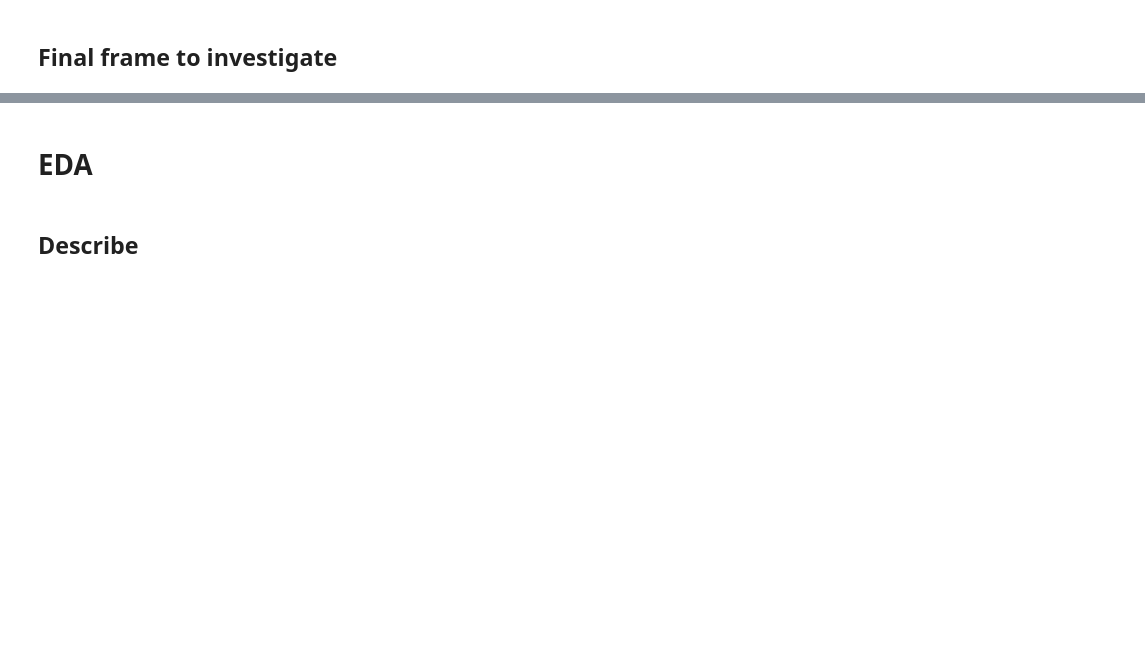
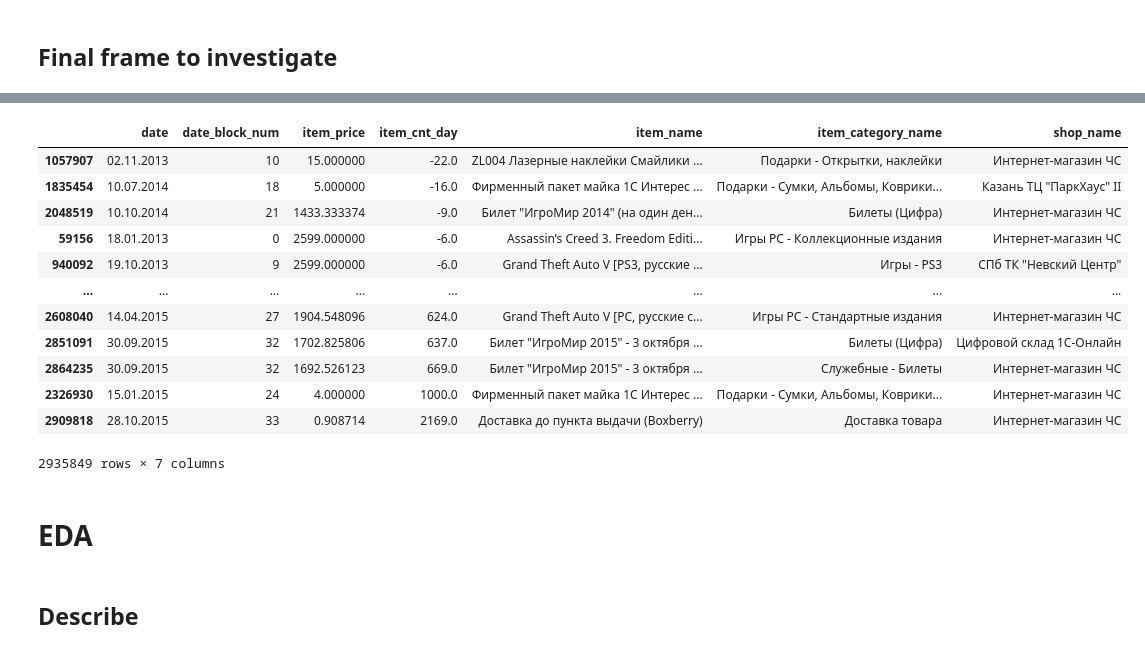
Before and after one commit to Porpoising/home_tasks, a Jupyter notebook: Pets/future_sales/EDA.ipynb, the cells around one changed output, grey strips where cells are left out. Cells and saved outputs as stored; diff of their text form; code cells hidden in the pictures; blank space fills up the shorter version.

```diff
--- a/Pets/future_sales/EDA.ipynb
+++ b/Pets/future_sales/EDA.ipynb
@@ -207,3 +207,19 @@ sales_train_final.sample(10)
+# %%
+sales_train_final.sort_values(by='item_cnt_day')
+# %% [output]
+|  | date | date_block_num | item_price | item_cnt_day | item_name | item_category_name | shop_name |
+| 1057907 | 02.11.2013 | 10 | 15.000000 | -22.0 | ZL004 Лазерные наклейки Смайлики ... | Подарки - Открытки, наклейки | Интернет-магазин ЧС |
+| 1835454 | 10.07.2014 | 18 | 5.000000 | -16.0 | Фирменный пакет майка 1С Интерес ... | Подарки - Сумки, Альбомы, Коврики... | Казань ТЦ "ПаркХаус" II |
+| 2048519 | 10.10.2014 | 21 | 1433.333374 | -9.0 | Билет "ИгроМир 2014" (на один ден... | Билеты (Цифра) | Интернет-магазин ЧС |
+| 59156 | 18.01.2013 | 0 | 2599.000000 | -6.0 | Assassin’s Creed 3. Freedom Editi... | Игры PC - Коллекционные издания | Интернет-магазин ЧС |
+| 940092 | 19.10.2013 | 9 | 2599.000000 | -6.0 | Grand Theft Auto V [PS3, русские ... | Игры - PS3 | СПб ТК "Невский Центр" |
+| ... | ... | ... | ... | ... | ... | ... | ... |
+| 2608040 | 14.04.2015 | 27 | 1904.548096 | 624.0 | Grand Theft Auto V [PC, русские с... | Игры PC - Стандартные издания | Интернет-магазин ЧС |
+| 2851091 | 30.09.2015 | 32 | 1702.825806 | 637.0 | Билет "ИгроМир 2015" - 3 октября ... | Билеты (Цифра) | Цифровой склад 1С-Онлайн |
+| 2864235 | 30.09.2015 | 32 | 1692.526123 | 669.0 | Билет "ИгроМир 2015" - 3 октября ... | Служебные - Билеты | Интернет-магазин ЧС |
+| 2326930 | 15.01.2015 | 24 | 4.000000 | 1000.0 | Фирменный пакет майка 1С Интерес ... | Подарки - Сумки, Альбомы, Коврики... | Интернет-магазин ЧС |
+| 2909818 | 28.10.2015 | 33 | 0.908714 | 2169.0 | Доставка до пункта выдачи (Boxberry) | Доставка товара | Интернет-магазин ЧС |
+2935849 rows × 7 columns
 # %% [markdown]
 # EDA
 # %% [markdown]
```
Also changed, not shown: parts of 9 cells of this notebook.
